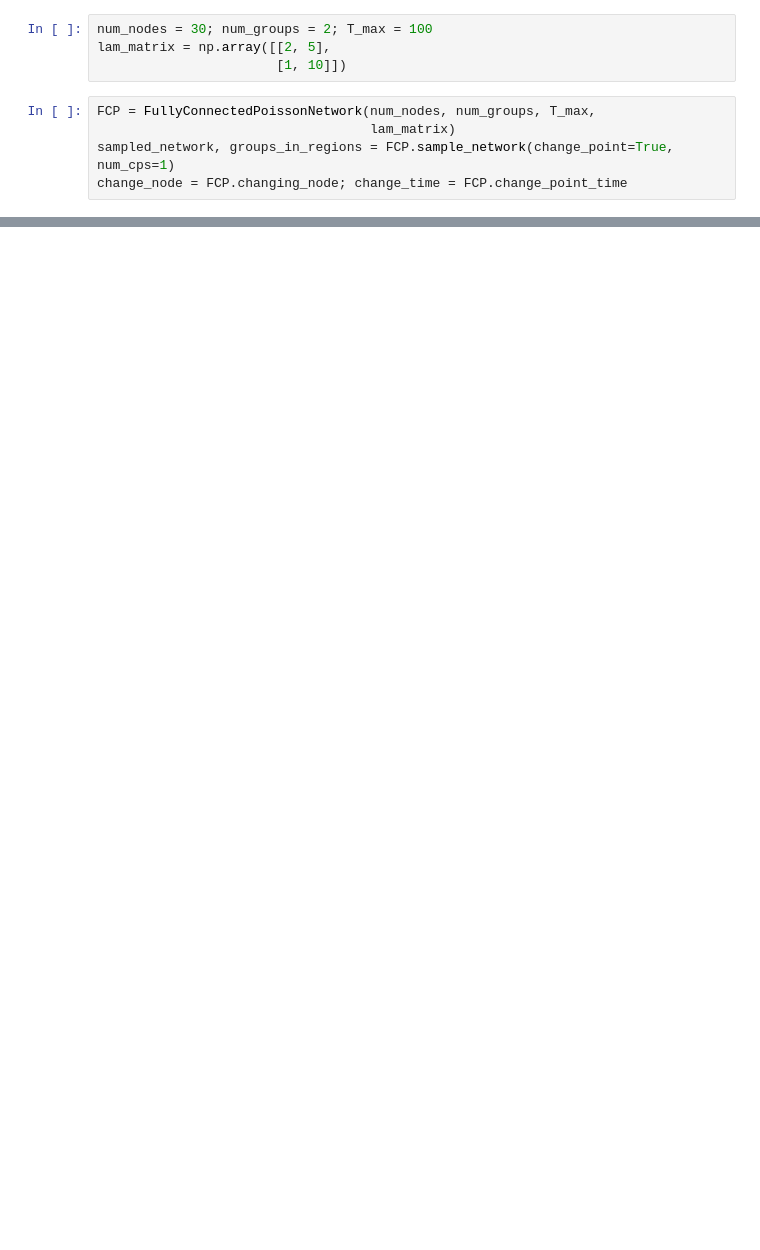
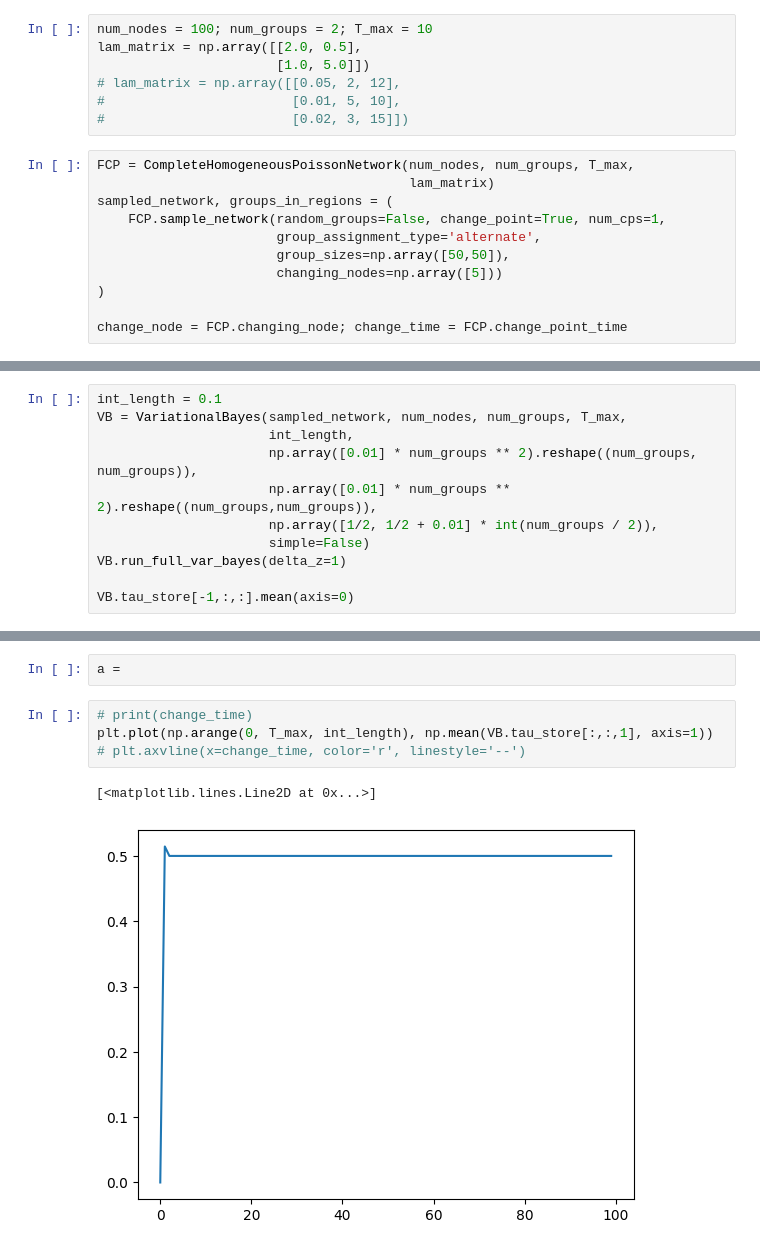
Before and after one commit to joshcorneck/dynamicBHPP, a Jupyter notebook: src/testing.ipynb, the cells around one changed output, grey strips where cells are left out. Cells and saved outputs as stored; diff of their text form; blank space fills up the shorter version.

```diff
--- a/src/testing.ipynb
+++ b/src/testing.ipynb
@@ -7,10 +8,19 @@ from fully_connected_poisson import FullyConnectedPoissonNetwork
 from vem import ExponentialRW
 # %%
-num_nodes = 30; num_groups = 2; T_max = 100
-lam_matrix = np.array([[2, 5],
-                       [1, 10]])
+num_nodes = 100; num_groups = 2; T_max = 10
+lam_matrix = np.array([[2.0, 0.5],
+                       [1.0, 5.0]])
+# lam_matrix = np.array([[0.05, 2, 12],
+#                        [0.01, 5, 10],
+#                        [0.02, 3, 15]])
 # %%
-FCP = FullyConnectedPoissonNetwork(num_nodes, num_groups, T_max,
-                                   lam_matrix)
-sampled_network, groups_in_regions = FCP.sample_network(change_point=True, num_cps=1)
+FCP = CompleteHomogeneousPoissonNetwork(num_nodes, num_groups, T_max,
+                                        lam_matrix)
+sampled_network, groups_in_regions = (
+    FCP.sample_network(random_groups=False, change_point=True, num_cps=1,
+                       group_assignment_type='alternate',
+                       group_sizes=np.array([50,50]),
+                       changing_nodes=np.array([5]))
+)
+
 change_node = FCP.changing_node; change_time = FCP.change_point_time
@@ -141,0 +45,11 @@ array([[0.49366117, 0.44771555, 0.44111307, 0.37582613, 0.14572001],
+# %%
+int_length = 0.1
+VB = VariationalBayes(sampled_network, num_nodes, num_groups, T_max,
+                      int_length,
+                      np.array([0.01] * num_groups ** 2).reshape((num_groups, num_groups)),
+                      np.array([0.01] * num_groups ** 2).reshape((num_groups,num_groups)),
+                      np.array([1/2, 1/2 + 0.01] * int(num_groups / 2)),
+                      simple=False)
+VB.run_full_var_bayes(delta_z=1)
+
+VB.tau_store[-1,:,:].mean(axis=0)
@@ -141,0 +60,9 @@ array([[0.49366117, 0.44771555, 0.44111307, 0.37582613, 0.14572001],
+# %%
+a =
+# %%
+# print(change_time)
+plt.plot(np.arange(0, T_max, int_length), np.mean(VB.tau_store[:,:,1], axis=1))
+# plt.axvline(x=change_time, color='r', linestyle='--')
+# %% [output]
+[<matplotlib.lines.Line2D at 0x...>]
+[figure, added]
```
Also changed, not shown: parts of 19 cells of this notebook, 4 other files.
